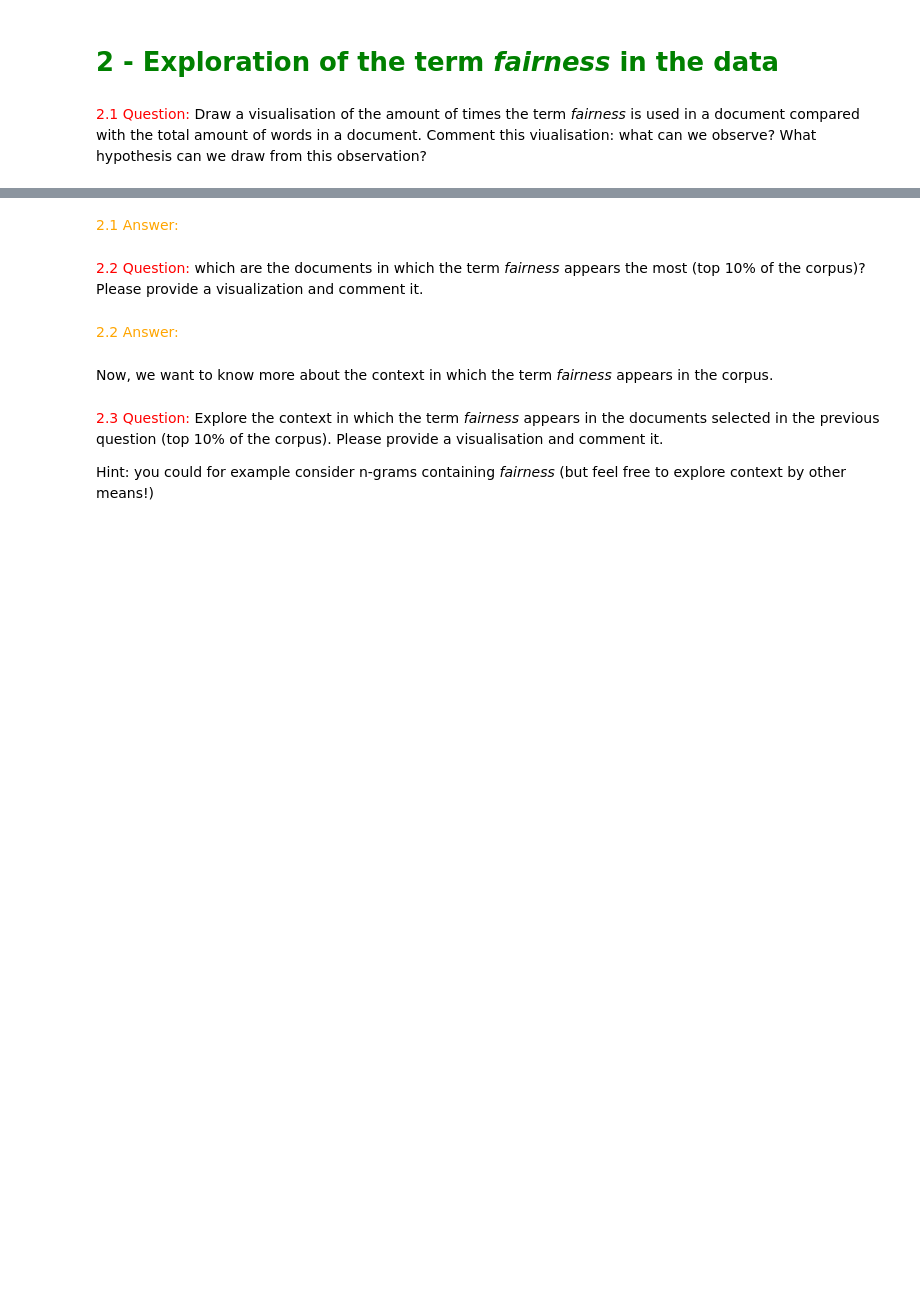
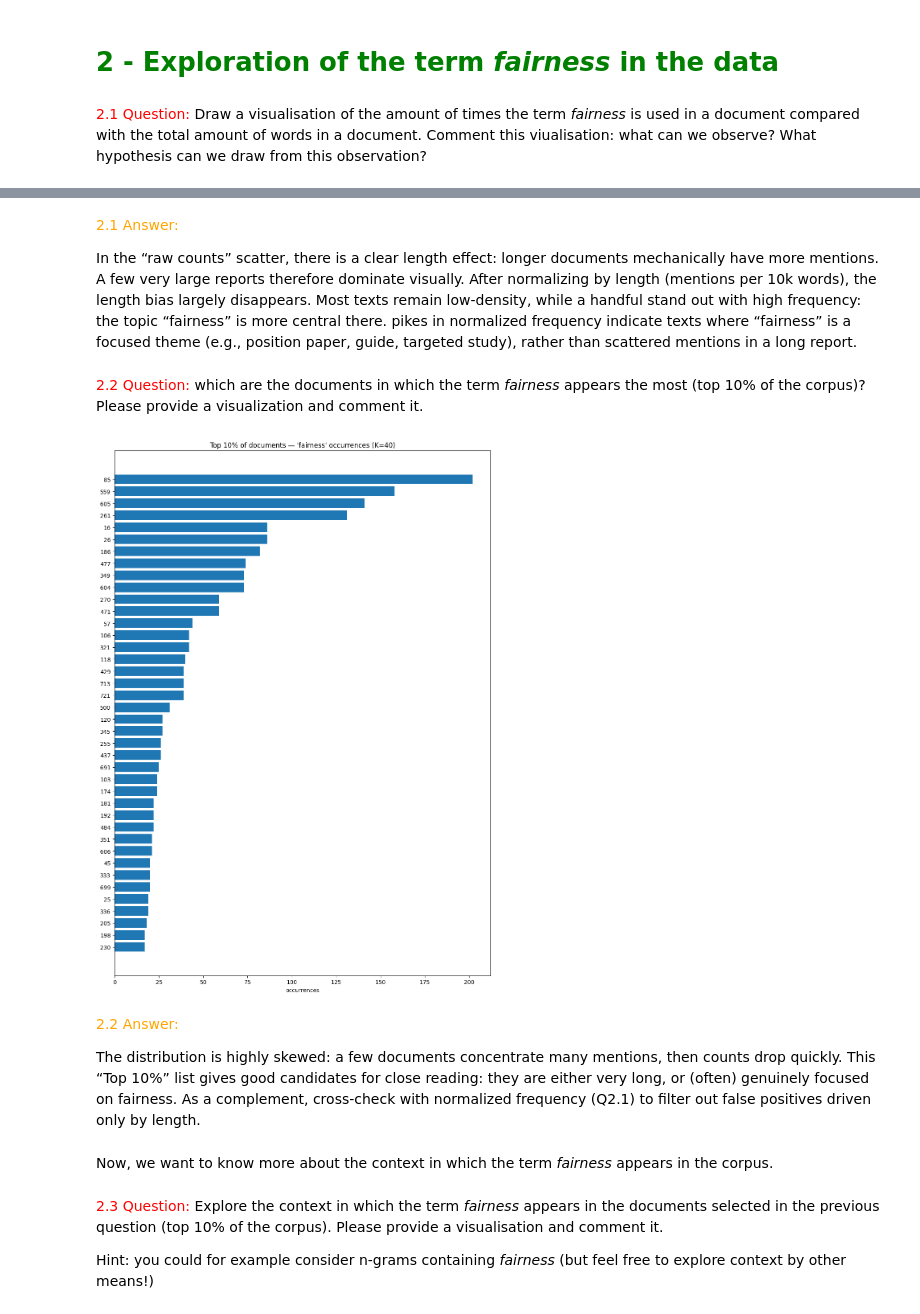
Before and after one commit to Hugosh71/Projet_CHAI_Fairness_TelecomParis, a Jupyter notebook: notebooks/IA_717_ProjectCHAI-fairness_2025.ipynb, the cells around one changed output, grey strips where cells are left out. Cells and saved outputs as stored; diff of their text form; code cells hidden in the pictures; blank space fills up the shorter version.

```diff
--- a/notebooks/IA_717_ProjectCHAI-fairness_2025.ipynb
+++ b/notebooks/IA_717_ProjectCHAI-fairness_2025.ipynb
@@ -466,11 +530,48 @@ TO DO: compare results with TF-IDF, without stopwords, and without preprocessing
 # %% [markdown]
 <font color="orange">2.1 Answer:</font>
+
+In the “raw counts” scatter, there is a clear length effect: longer documents mechanically have more mentions. A few very large reports therefore dominate visually.
+After normalizing by length (mentions per 10k words), the length bias largely disappears. Most texts remain low‑density, while a handful stand out with high frequency: the topic “fairness” is more central there.
+pikes in normalized frequency indicate texts where “fairness” is a focused theme (e.g., position paper, guide, targeted study), rather than scattered mentions in a long report.
 # %% [markdown]
 <font color="red">2.2 Question:</font> which are the documents in which the term _fairness_ appears the most (top 10% of the corpus)? Please provide a visualization and comment it.
 # %%
-# To-do
+# Q2.2 — Top 10% of documents by the number of "fairness" occurrences
+from pathlib import Path
+import math
+import re
+import matplotlib.pyplot as plt
+
+txt_root = Path("txts")
+word_re = re.compile(r"[A-Za-zÀ-ÖØ-öø-ÿ]+(?:[-'][A-Za-zÀ-ÖØ-öø-ÿ]+)?")
+
+def count_fairness(p: Path) -> int:
+    txt = p.read_text(encoding="utf-8", errors="ignore")
+    toks = [t.lower() for t in word_re.findall(txt)]
+    return sum(1 for t in toks if t == "fairness")
+
+counts = {}
+for p in sorted(txt_root.glob("*.txt"), key=lambda q: int(q.stem)):
+    counts[p.stem] = count_fairness(p)
+
+N = len(counts)
+K = max(1, math.ceil(0.10 * N))
+ranked = sorted(counts.items(), key=lambda x: x[1], reverse=True)[:K]
+
+labels = [k for k, _ in ranked]
+vals   = [v for _, v in ranked]
+plt.figure(figsize=(10, max(4, 0.3 * len(labels) + 2)))
+plt.barh(labels[::-1], vals[::-1])
+plt.title(f"Top 10% of documents — 'fairness' occurrences (K={K})")
+plt.xlabel("occurrences")
+plt.tight_layout()
+plt.show()
+# %% [output]
+[figure, added]
 # %% [markdown]
 <font color="orange">2.2 Answer:</font>
+
+The distribution is highly skewed: a few documents concentrate many mentions, then counts drop quickly. This “Top 10%” list gives good candidates for close reading: they are either very long, or (often) genuinely focused on fairness. As a complement, cross‑check with normalized frequency (Q2.1) to filter out false positives driven only by length.
 # %% [markdown]
 Now, we want to know more about the context in which the term _fairness_ appears in the corpus.
 # %% [markdown]
```
Also changed, not shown: parts of 9 cells of this notebook.
